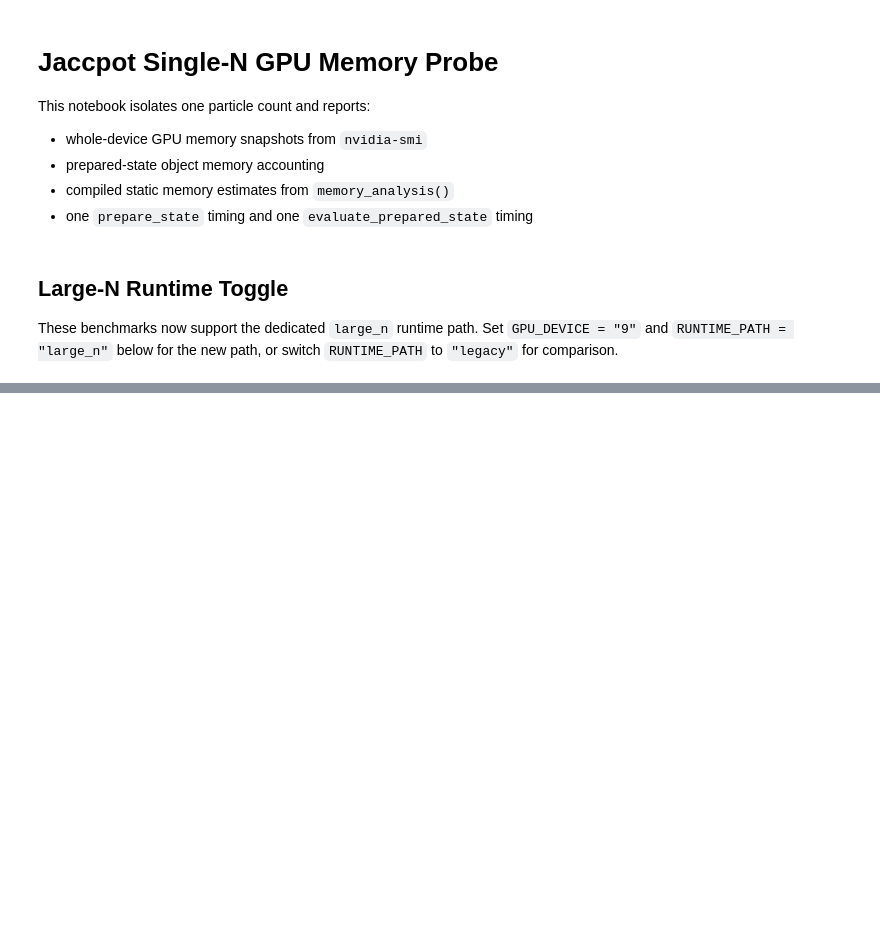
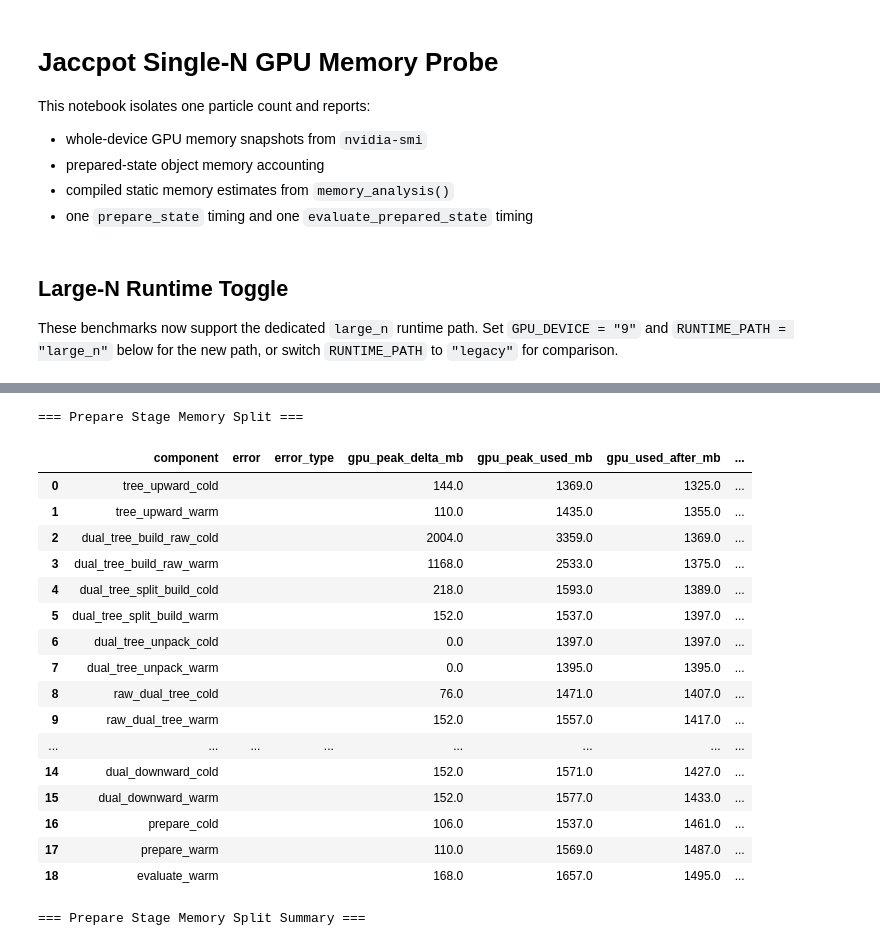
Before and after one commit to TobiBu/jaccpot, a Jupyter notebook: examples/benchmark_gpu_single_n_memory.ipynb, the cells around one changed output, grey strips where cells are left out. Drawn from its saved outputs; the diff is of its cells as text; code cells hidden in the pictures; blank space fills up the shorter version.

```diff
--- a/examples/benchmark_gpu_single_n_memory.ipynb
+++ b/examples/benchmark_gpu_single_n_memory.ipynb
@@ -152,6 +171,6 @@ print("count-pass fill cap:", "_COUNT_PASS_FILL_INTERACTION_CAP = 4096" in src_y
 # %%
 # Single-N configuration.
-num_particles = 16777216 #2097152 #1048576 #524288 #131072 #262_144
+num_particles = 16777216 #524288 #131072 #262_144
 leaf_size = 128 #64
 max_order = 4
 softening = 1e-3
@@ -171,6 +190,7 @@ component_peak_enabled = False
 memory_sweep_enabled = True
 prepare_analysis_enabled = True
 prepare_peak_compare_enabled = True
+prepare_stage_memory_split_enabled = True
 memory_sweep_m2l_chunks = [1024, 512, 256]
 memory_sweep_nearfield_chunks = [64, 128]
 mac_compare_enabled = False
@@ -392,6 +412,7 @@ config_df = pd.DataFrame(
             "memory_sweep_enabled": bool(memory_sweep_enabled),
             "prepare_analysis_enabled": bool(prepare_analysis_enabled),
             "prepare_peak_compare_enabled": bool(prepare_peak_compare_enabled),
+            "prepare_stage_memory_split_enabled": bool(prepare_stage_memory_split_enabled),
             "mac_compare_enabled": bool(mac_compare_enabled),
             "mac_compare_types": ",".join(str(v) for v in mac_compare_types),
             "mac_compare_warmup": int(mac_compare_warmup),
@@ -1187,0 +1270,76 @@ display(prepared_paths_df.head(15))
+# %%
+import json
+
+prepare_stage_memory_split_phase_df = pd.DataFrame()
+prepare_stage_memory_split_summary_df = pd.DataFrame()
+if bool(prepare_stage_memory_split_enabled):
+    payload = serialize_fmm_kwargs_for_worker(fmm_kwargs)
+    split_cmd = [
+        sys.executable,
+        str(REPO_ROOT / "examples" / "profile_prepare_memory_split.py"),
+        "--num-particles", str(int(num_particles)),
+        "--leaf-size", str(int(leaf_size)),
+        "--max-order", str(int(max_order)),
+        "--basis", str(fmm_kwargs.get("basis", "solidfmm")),
+        "--preset", "large_n_gpu",
+        "--runtime-path", str(RUNTIME_PATH),
+        "--dtype", str(jnp.dtype(working_dtype)),
+        "--gpu-index", str(int(NVIDIA_SMI_GPU_INDEX)),
+        "--poll-interval-s", str(float(peak_poll_interval_s)),
+        "--warmup", str(int(prepare_warmup)),
+        "--config-json", json.dumps(payload),
+    ]
+    split_result = subprocess.run(split_cmd, check=False, capture_output=True, text=True)
+    if split_result.returncode != 0:
+        details = (split_result.stderr or split_result.stdout or "").strip()
+        raise RuntimeError(f"prepare stage memory split failed (exit={split_result.returncode}): {details}")
+    split_lines = [line.strip() for line in split_result.stdout.splitlines() if line and line.strip()]
+    split_output = None
+    for line in reversed(split_lines):
+        try:
+            split_output = json.loads(line)
+            break
+        except json.JSONDecodeError:
+            continue
+    if split_output is None:
+        raise RuntimeError(f"prepare stage memory split produced no JSON output: {split_result.stdout.strip()}")
+    prepare_stage_memory_split_phase_df = pd.DataFrame(split_output.get("phase_rows", []))
+    prepare_stage_memory_split_summary_df = pd.DataFrame([split_output.get("summary", {})])
+    prepare_stage_memory_split_phase_df.to_csv(
+        single_n_output_dir / f"single_n_{num_particles}_prepare_stage_memory_split.csv",
+        index=False,
+    )
+    prepare_stage_memory_split_summary_df.to_csv(
+        single_n_output_dir / f"single_n_{num_particles}_prepare_stage_memory_split_summary.csv",
+        index=False,
+    )
+
+if not bool(prepare_stage_memory_split_enabled):
+    print("Prepare stage memory split disabled.")
+elif prepare_stage_memory_split_phase_df.empty:
+    print("Prepare stage memory split produced no rows.")
+else:
+    print("=== Prepare Stage Memory Split ===")
+    display(prepare_stage_memory_split_phase_df)
+    print("\n=== Prepare Stage Memory Split Summary ===")
+    display(prepare_stage_memory_split_summary_df)
+# %% [output]
+=== Prepare Stage Memory Split ===
+|  | component | error | error_type | gpu_peak_delta_mb | gpu_peak_used_mb | gpu_used_after_mb | ... |
+| 0 | tree_upward_cold |  |  | 144.0 | 1369.0 | 1325.0 | ... |
+| 1 | tree_upward_warm |  |  | 110.0 | 1435.0 | 1355.0 | ... |
+| 2 | dual_tree_build_raw_cold |  |  | 2004.0 | 3359.0 | 1369.0 | ... |
+| 3 | dual_tree_build_raw_warm |  |  | 1168.0 | 2533.0 | 1375.0 | ... |
+| 4 | dual_tree_split_build_cold |  |  | 218.0 | 1593.0 | 1389.0 | ... |
+| 5 | dual_tree_split_build_warm |  |  | 152.0 | 1537.0 | 1397.0 | ... |
+| 6 | dual_tree_unpack_cold |  |  | 0.0 | 1397.0 | 1397.0 | ... |
+| 7 | dual_tree_unpack_warm |  |  | 0.0 | 1395.0 | 1395.0 | ... |
+| 8 | raw_dual_tree_cold |  |  | 76.0 | 1471.0 | 1407.0 | ... |
+| 9 | raw_dual_tree_warm |  |  | 152.0 | 1557.0 | 1417.0 | ... |
+| ... | ... | ... | ... | ... | ... | ... | ... |
+| 14 | dual_downward_cold |  |  | 152.0 | 1571.0 | 1427.0 | ... |
+| 15 | dual_downward_warm |  |  | 152.0 | 1577.0 | 1433.0 | ... |
+| 16 | prepare_cold |  |  | 106.0 | 1537.0 | 1461.0 | ... |
+| 17 | prepare_warm |  |  | 110.0 | 1569.0 | 1487.0 | ... |
+| 18 | evaluate_warm |  |  | 168.0 | 1657.0 | 1495.0 | ... |
+=== Prepare Stage Memory Split Summary ===
```
Also changed, not shown: parts of 15 cells of this notebook, 12 other files.
